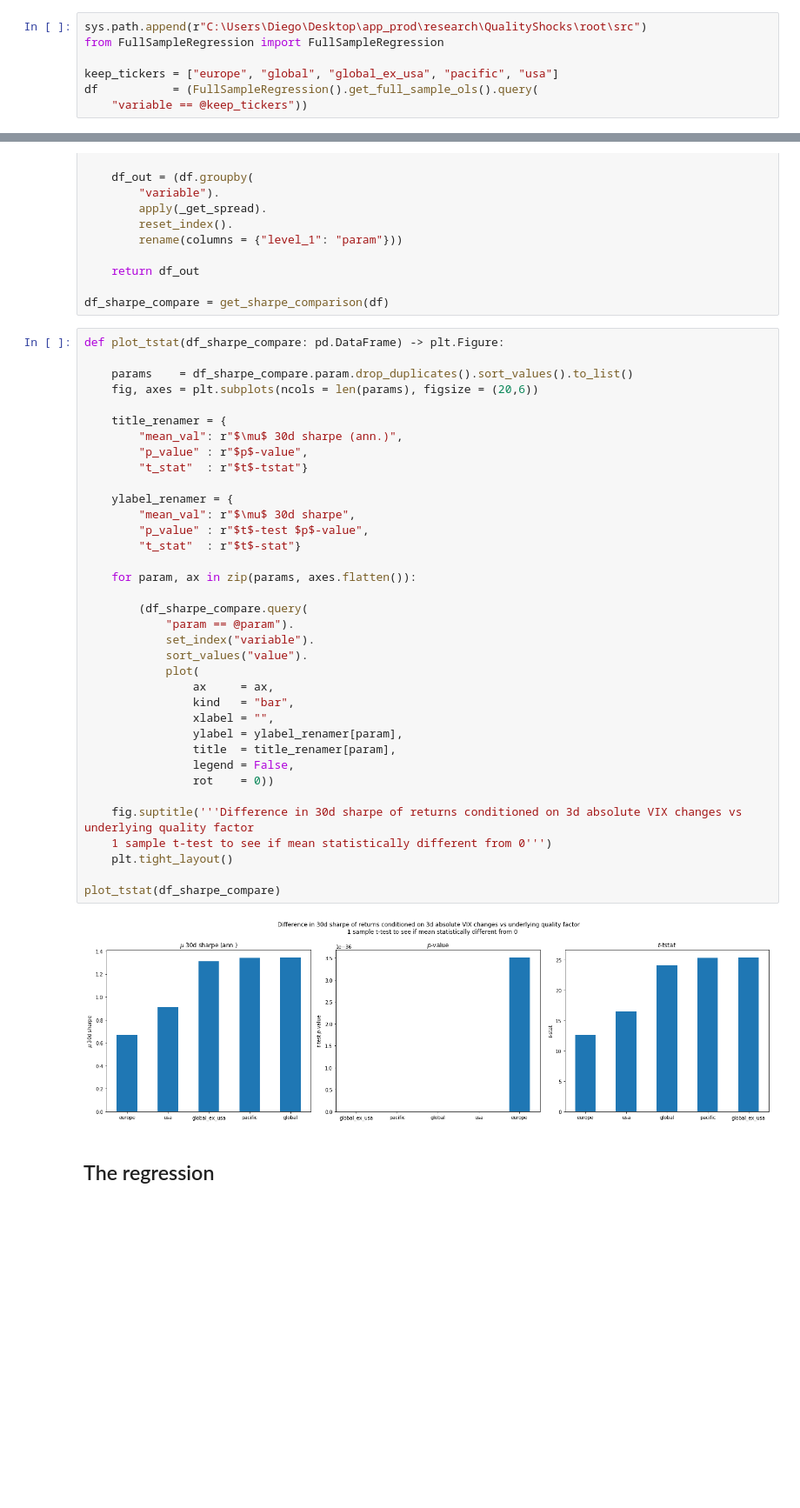
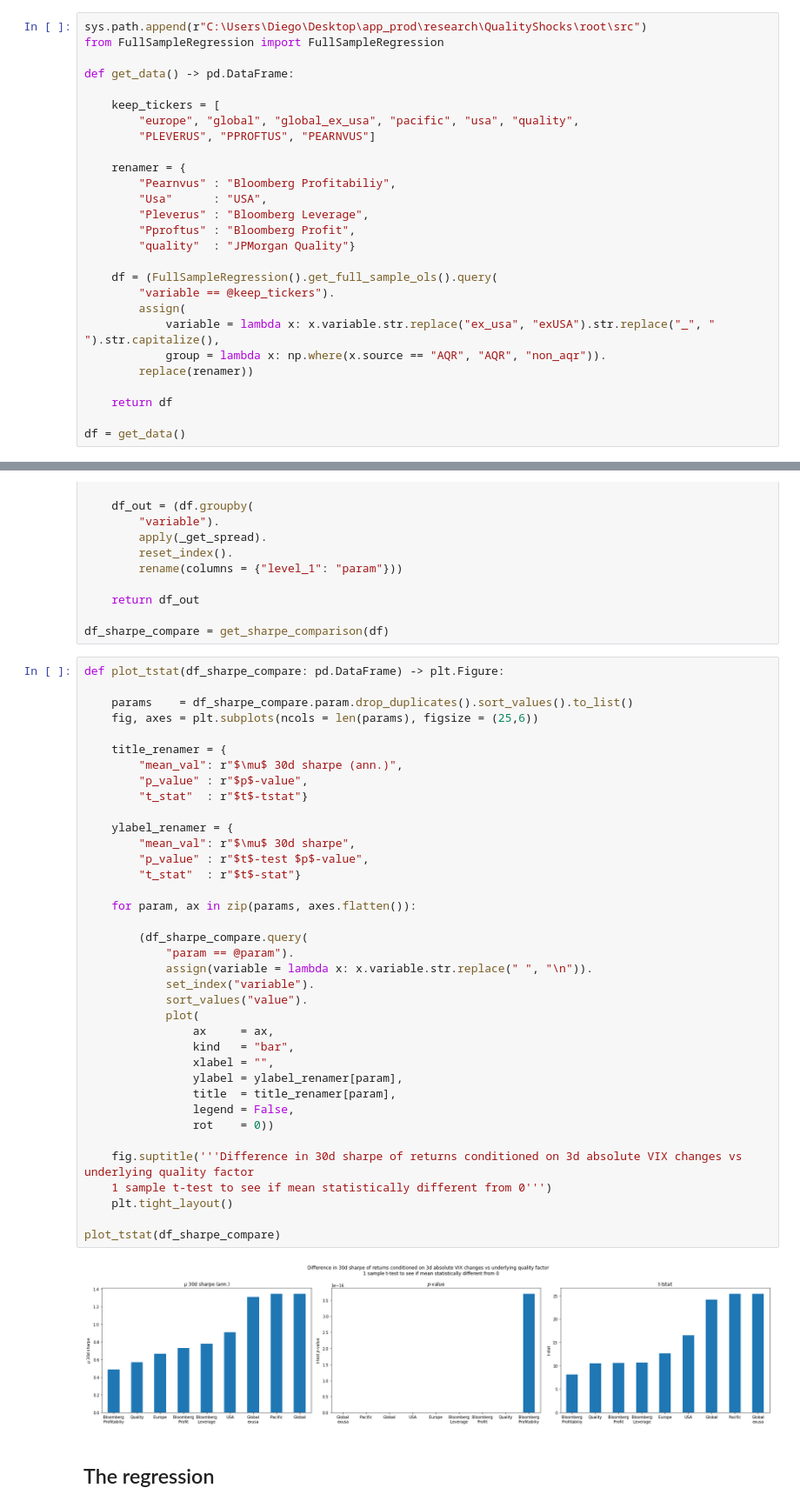
Before and after one commit to diegodalvarez/QualityShocks, a Jupyter notebook: root/notebook/FullSampleRegression.ipynb, the cells around one changed output, grey strips where cells are left out. Shown at 87% size. Drawn from its saved outputs; the diff is of its cells as text; blank space fills up the shorter version.

```diff
--- a/root/notebook/FullSampleRegression.ipynb
+++ b/root/notebook/FullSampleRegression.ipynb
@@ -17,8 +17,28 @@ Get raw data
 sys.path.append(r"C:\Users\Diego\Desktop\app_prod\research\QualityShocks\root\src")
 from FullSampleRegression import FullSampleRegression
 
-keep_tickers = ["europe", "global", "global_ex_usa", "pacific", "usa"]
-df           = (FullSampleRegression().get_full_sample_ols().query(
-    "variable == @keep_tickers"))
+def get_data() -> pd.DataFrame:
+
+    keep_tickers = [
+        "europe", "global", "global_ex_usa", "pacific", "usa", "quality",
+        "PLEVERUS", "PPROFTUS", "PEARNVUS"]
+
+    renamer = {
+        "Pearnvus" : "Bloomberg Profitabiliy",
+        "Usa"      : "USA",
+        "Pleverus" : "Bloomberg Leverage",
+        "Pproftus" : "Bloomberg Profit",
+        "quality"  : "JPMorgan Quality"}
+
+    df = (FullSampleRegression().get_full_sample_ols().query(
+        "variable == @keep_tickers").
+        assign(
+            variable = lambda x: x.variable.str.replace("ex_usa", "exUSA").str.replace("_", " ").str.capitalize(),
+            group = lambda x: np.where(x.source == "AQR", "AQR", "non_aqr")).
+        replace(renamer))
+
+    return df
+
+df = get_data()
 # %% [markdown]
 ## Raw QMJ Daily Returns
@@ -188,40 +217,41 @@ df_sharpe_compare = get_sharpe_comparison(df)
 def plot_tstat(df_sharpe_compare: pd.DataFrame) -> plt.Figure:
 
     params    = df_sharpe_compare.param.drop_duplicates().sort_values().to_list()
-    fig, axes = plt.subplots(ncols = len(params), figsize = (20,6))
+    fig, axes = plt.subplots(ncols = len(params), figsize = (25,6))
 
     title_renamer = {
         "mean_val": r"$\mu$ 30d sharpe (ann.)",
         "p_value" : r"$p$-value",
         "t_stat"  : r"$t$-tstat"}
 
     ylabel_renamer = {
         "mean_val": r"$\mu$ 30d sharpe",
         "p_value" : r"$t$-test $p$-value",
         "t_stat"  : r"$t$-stat"}
 
     for param, ax in zip(params, axes.flatten()):
 
         (df_sharpe_compare.query(
             "param == @param").
+            assign(variable = lambda x: x.variable.str.replace(" ", "\n")).
             set_index("variable").
             sort_values("value").
             plot(
                 ax     = ax,
                 kind   = "bar",
                 xlabel = "",
                 ylabel = ylabel_renamer[param],
                 title  = title_renamer[param],
                 legend = False,
                 rot    = 0))
 
     fig.suptitle('''Difference in 30d sharpe of returns conditioned on 3d absolute VIX changes vs underlying quality factor
     1 sample t-test to see if mean statistically different from 0''')
     plt.tight_layout()
 
 plot_tstat(df_sharpe_compare)
 # %% [output]
-[figure, old version]
+[figure, new version]
 # %% [markdown]
 ## The regression
 # %%
```
Also changed, not shown: parts of 7 cells of this notebook, 6 other files.
